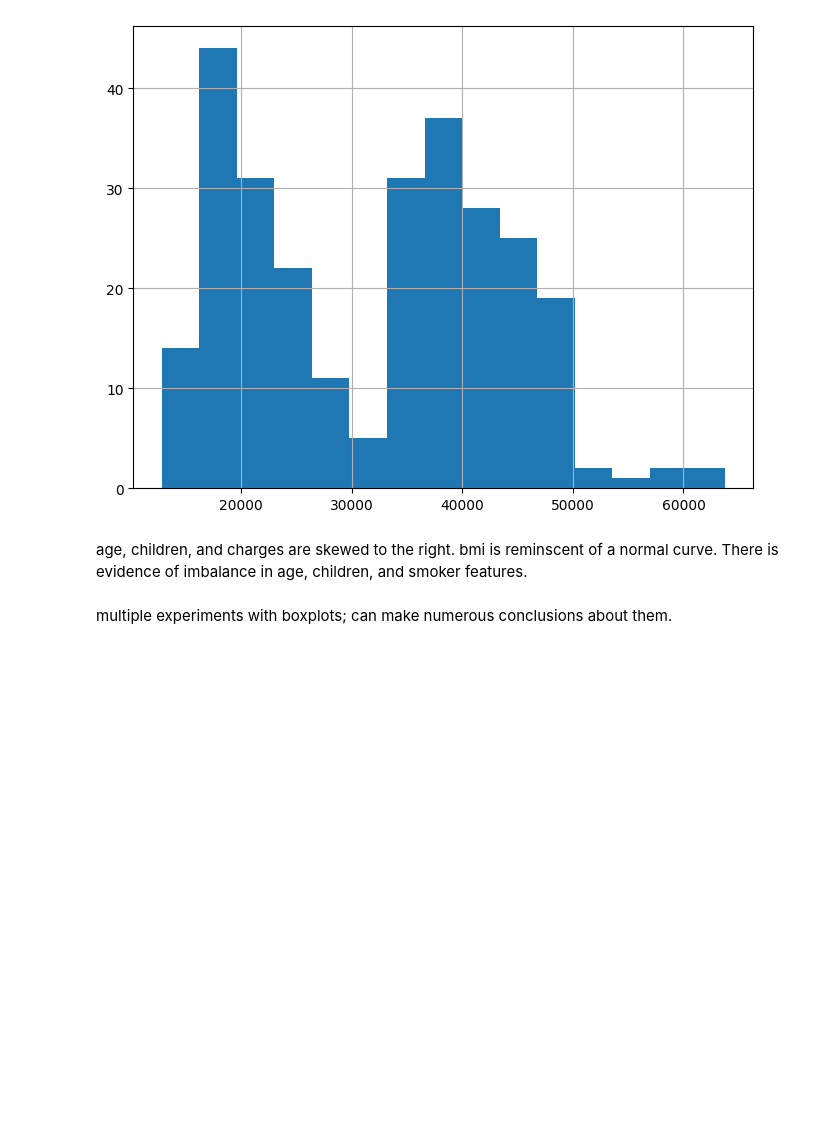
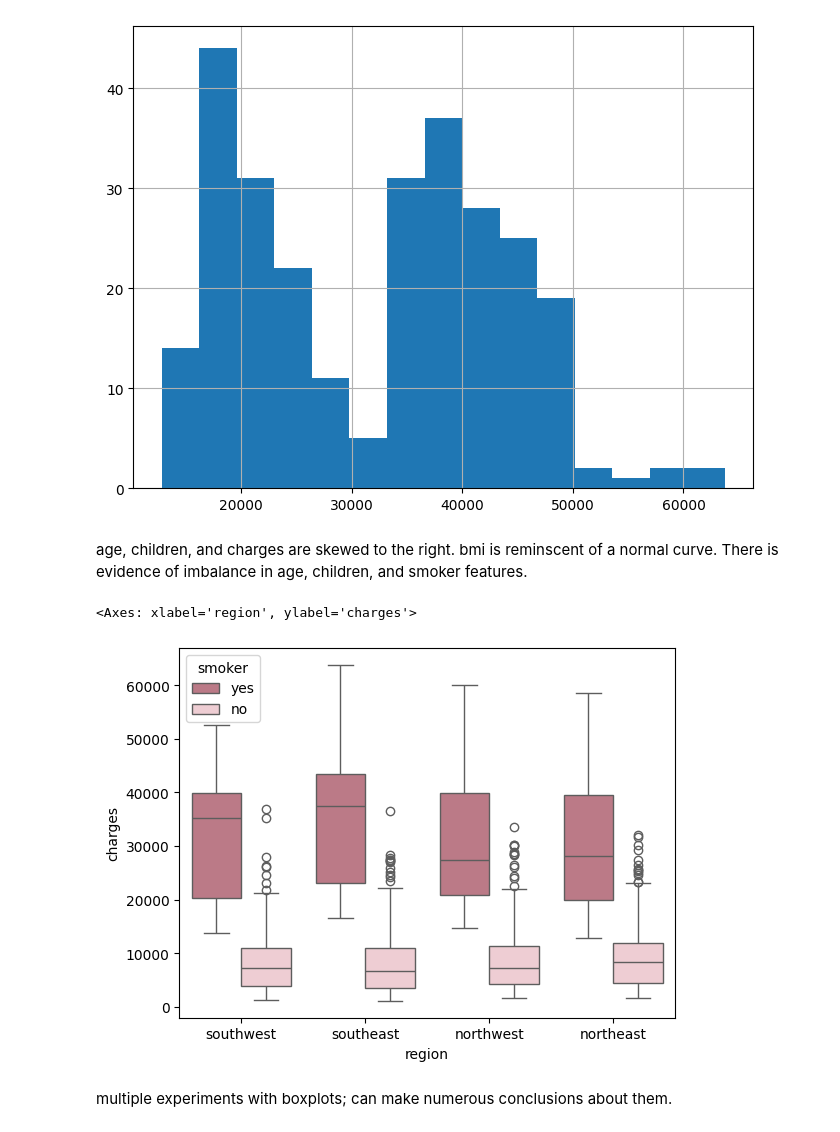
Before and after one commit to Mikayla-ds2/insurance_ml, a Jupyter notebook: model.ipynb, the cells around one changed output. Drawn from its saved outputs; the diff is of its cells as text; code cells hidden in the pictures; blank space fills up the shorter version.

```diff
--- a/model.ipynb
+++ b/model.ipynb
@@ -154,7 +173,10 @@ data[data['yes'] == True]['charges'].hist(bins=15, figsize=[8,6])
 age, children, and charges are skewed to the right. bmi is reminscent of a normal curve. There is evidence of imbalance in age, children, and smoker features.
 # %%
 # due to charge feature skew, most outliers are on the higher end.
-sns.boxplot(y='charges', x='region', hue='smoker', data=data)
+sns.boxplot(y='charges', x='region', hue='smoker', data=data, palette=palette)
+# %% [output]
+<Axes: xlabel='region', ylabel='charges'>
+[figure, added]
 # %% [markdown]
 multiple experiments with boxplots; can make numerous conclusions about them.
 # %%
```
Also changed, not shown: parts of 9 cells of this notebook, 1 other file.
